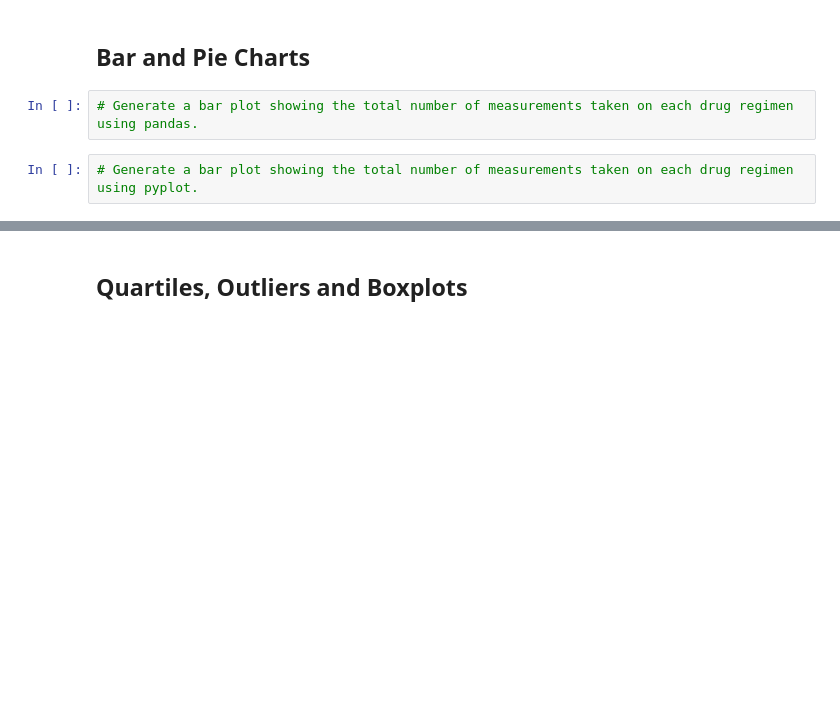
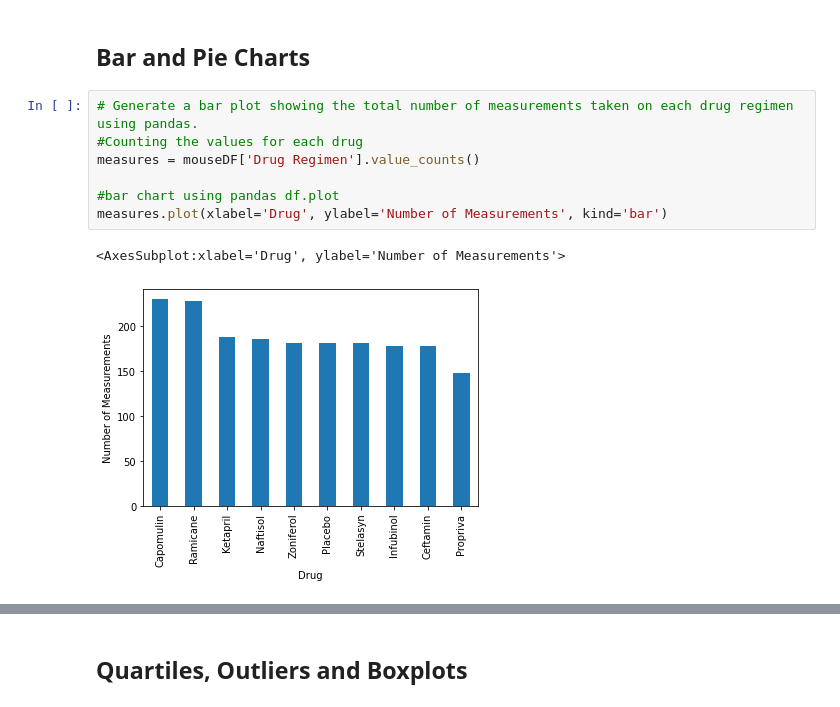
Before and after one commit to eucortes04/matplotlib-challenge, a Jupyter notebook: Pymaceuticals/pymaceuticals_starter.ipynb, the cells around one changed output, grey strips where cells are left out. Cells and saved outputs as stored; diff of their text form; blank space fills up the shorter version.

```diff
--- a/Pymaceuticals/pymaceuticals_starter.ipynb
+++ b/Pymaceuticals/pymaceuticals_starter.ipynb
@@ -76,5 +101,11 @@ purchaseAgeDF = pd.DataFrame({
 ## Bar and Pie Charts
 # %%
 # Generate a bar plot showing the total number of measurements taken on each drug regimen using pandas.
+#Counting the values for each drug
+measures = mouseDF['Drug Regimen'].value_counts()
+
+#bar chart using pandas df.plot
+measures.plot(xlabel='Drug', ylabel='Number of Measurements', kind='bar')
+# %% [output]
+<AxesSubplot:xlabel='Drug', ylabel='Number of Measurements'>
+[figure, added]
-# %%
-# Generate a bar plot showing the total number of measurements taken on each drug regimen using pyplot.
```
Also changed, not shown: parts of 7 cells of this notebook.
